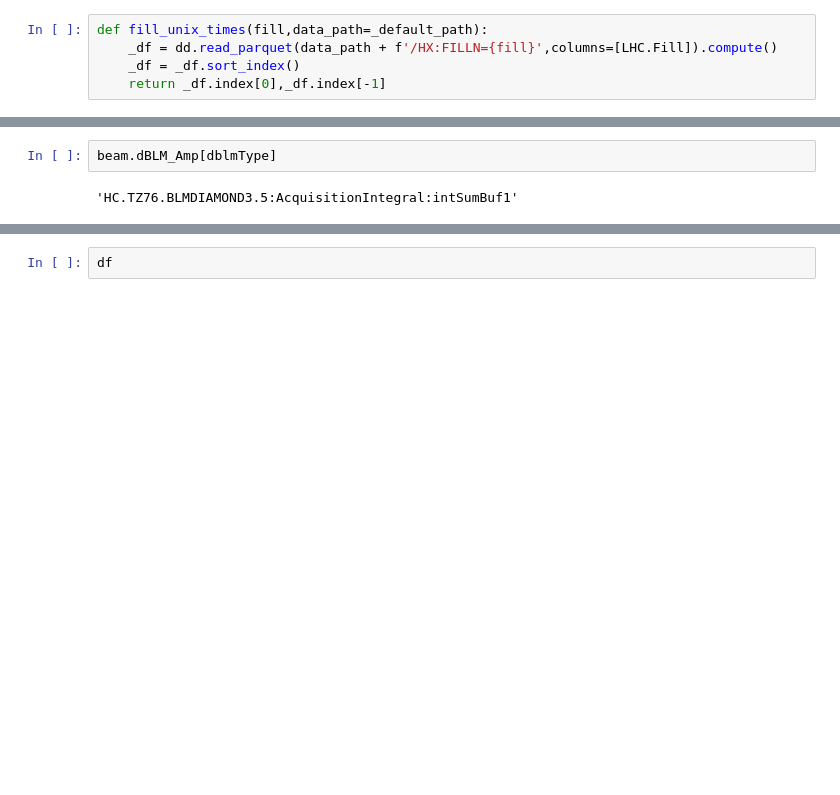
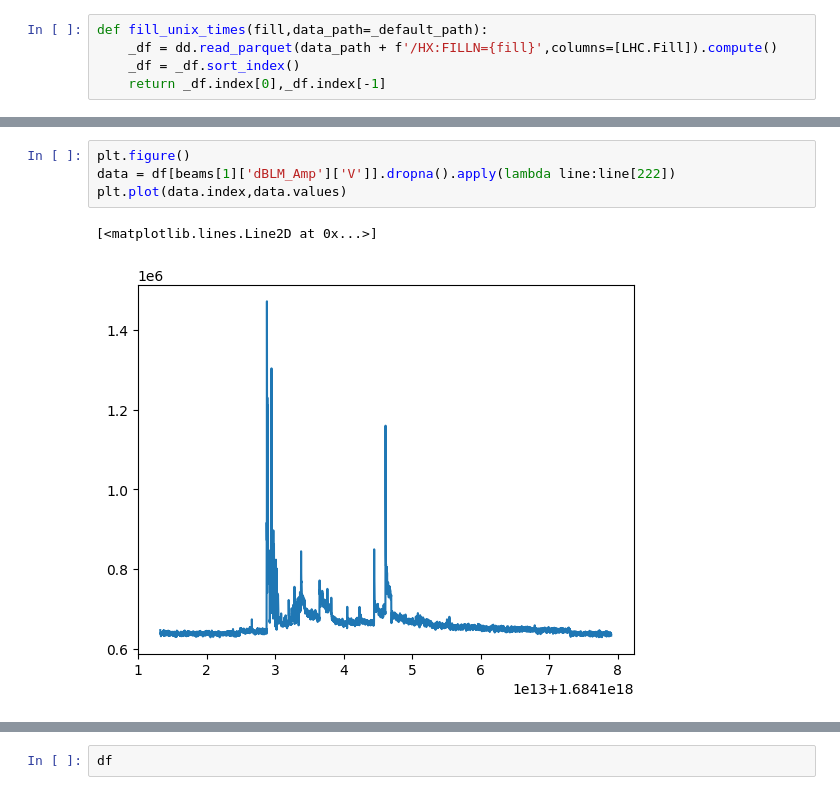
Before and after one commit to pbelange/WireDAQ, a Jupyter notebook: 002_dask_makingof.ipynb, the cells around one changed output, grey strips where cells are left out. Saved outputs shown, nothing was run; the diff lists cells and outputs as text; blank space fills up the shorter version.

```diff
--- a/002_dask_makingof.ipynb
+++ b/002_dask_makingof.ipynb
@@ -187,7 +187,10 @@ RAM Used (GB): 6.822309888
-# %%
-beam.dBLM_Amp[dblmType]
-# %% [output]
-'HC.TZ76.BLMDIAMOND3.5:AcquisitionIntegral:intSumBuf1'
+# %%
+plt.figure()
+data = df[beams[1]['dBLM_Amp']['V']].dropna().apply(lambda line:line[222])
+plt.plot(data.index,data.values)
+# %% [output]
+[<matplotlib.lines.Line2D at 0x...>]
+[figure, added]
 # %%
 df
 # %% [output]
```
Also changed, not shown: parts of 7 cells of this notebook.
